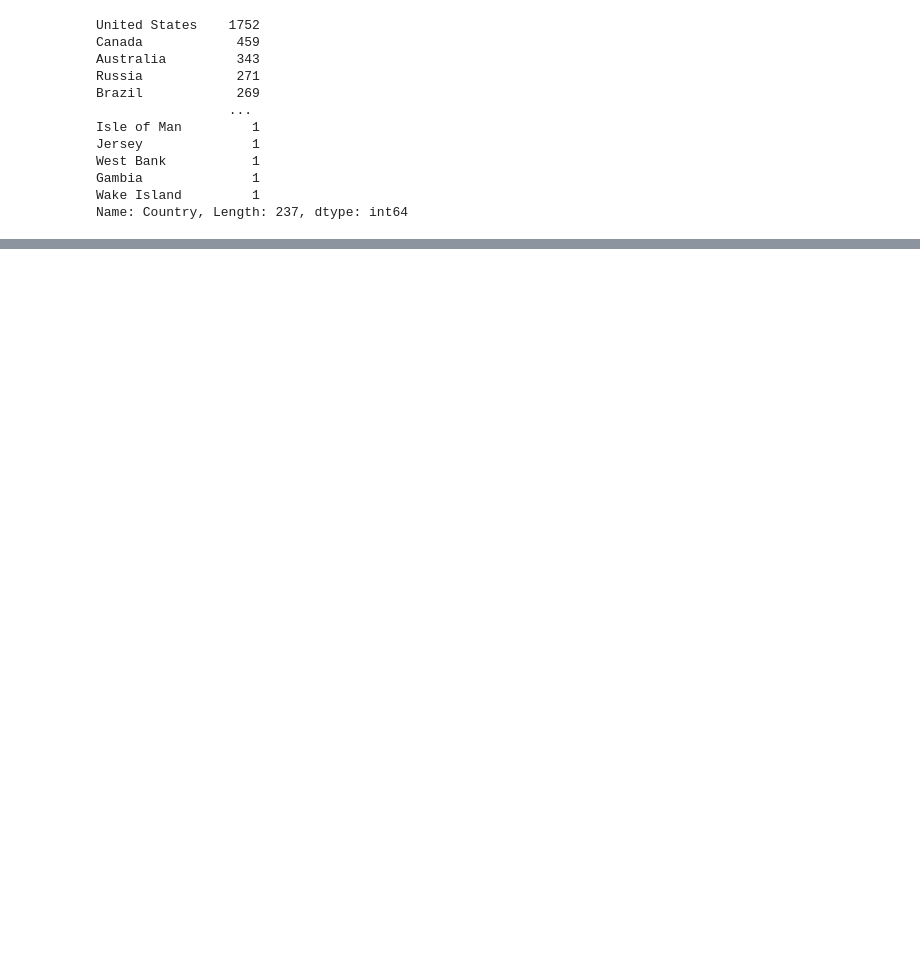
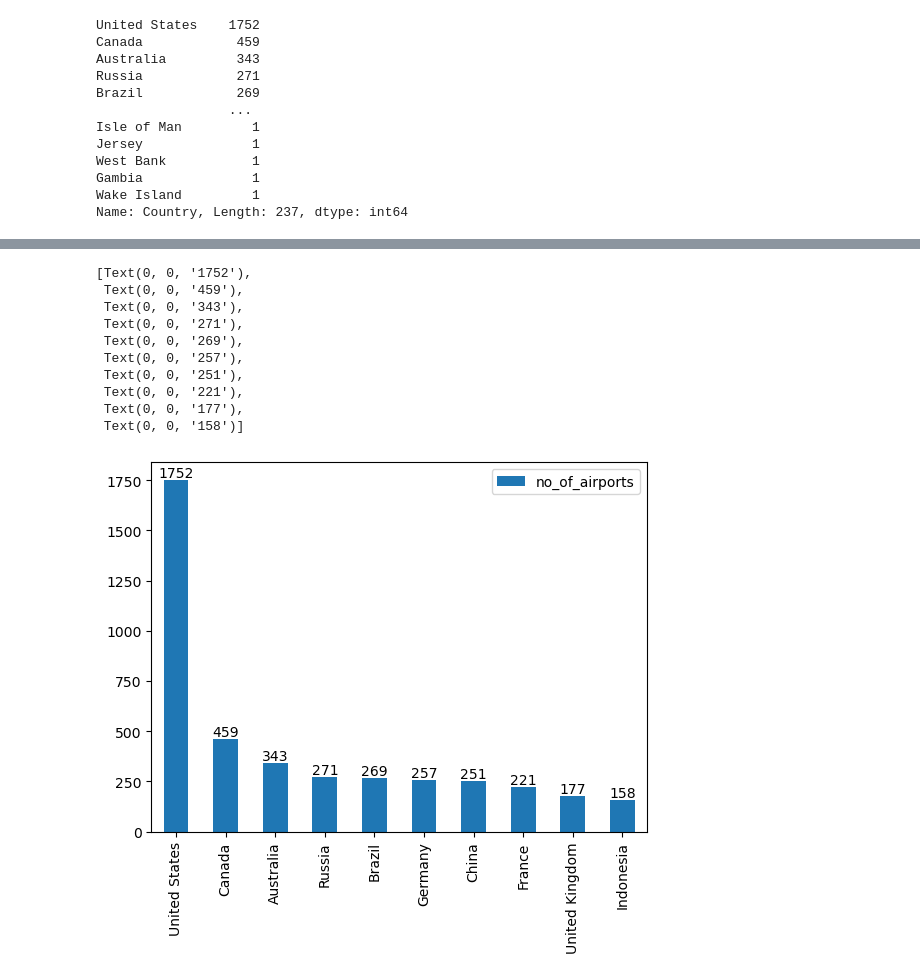
Before and after one commit to yashyaks/AirViz, a Jupyter notebook: Untitled1.ipynb, the cells around one changed output, grey strips where cells are left out. Cells and saved outputs as stored; diff of their text form; code cells hidden in the pictures; blank space fills up the shorter version.

Commit message:
plot 1 done

```diff
--- a/Untitled1.ipynb
+++ b/Untitled1.ipynb
@@ -128,0 +80,8 @@ ValueError: keep must be either "first", "last" or "all"
+# %%
+plot_df = (
+    airports['Country'].value_counts()
+        .head(10)
+        .rename_axis('Country')
+        .reset_index(name='no_of_airports')
+)
+plot_df
@@ -128,0 +100,18 @@ ValueError: keep must be either "first", "last" or "all"
+# %%
+x_labels = plot_df['Country']
+fig = plot_df.plot(kind='bar')
+
+fig.set_xticklabels(x_labels)
+fig.bar_label(fig.containers[0], label_type='edge')
+# %% [output]
+[Text(0, 0, '1752'),
+ Text(0, 0, '459'),
+ Text(0, 0, '343'),
+ Text(0, 0, '271'),
+ Text(0, 0, '269'),
+ Text(0, 0, '257'),
+ Text(0, 0, '251'),
+ Text(0, 0, '221'),
+ Text(0, 0, '177'),
+ Text(0, 0, '158')]
+[figure, added]
```
Also changed, not shown: parts of 10 cells of this notebook.
